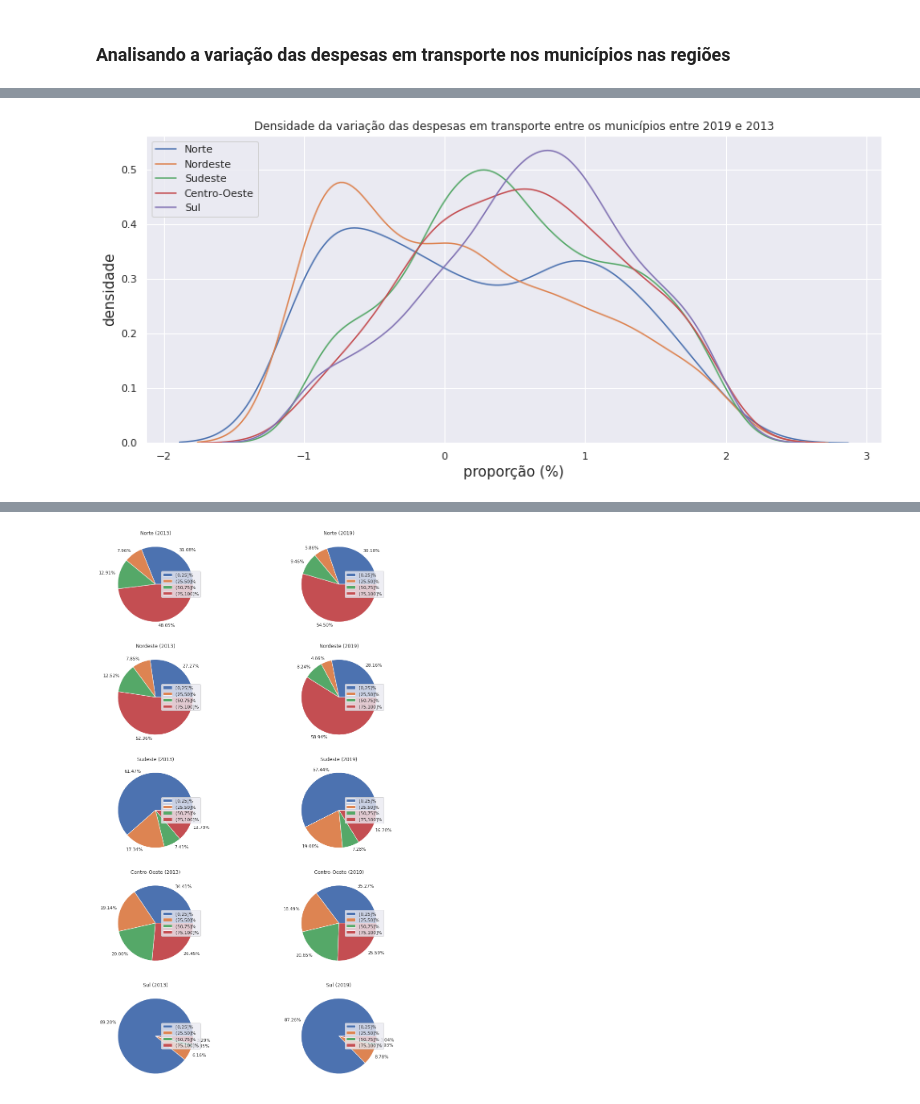
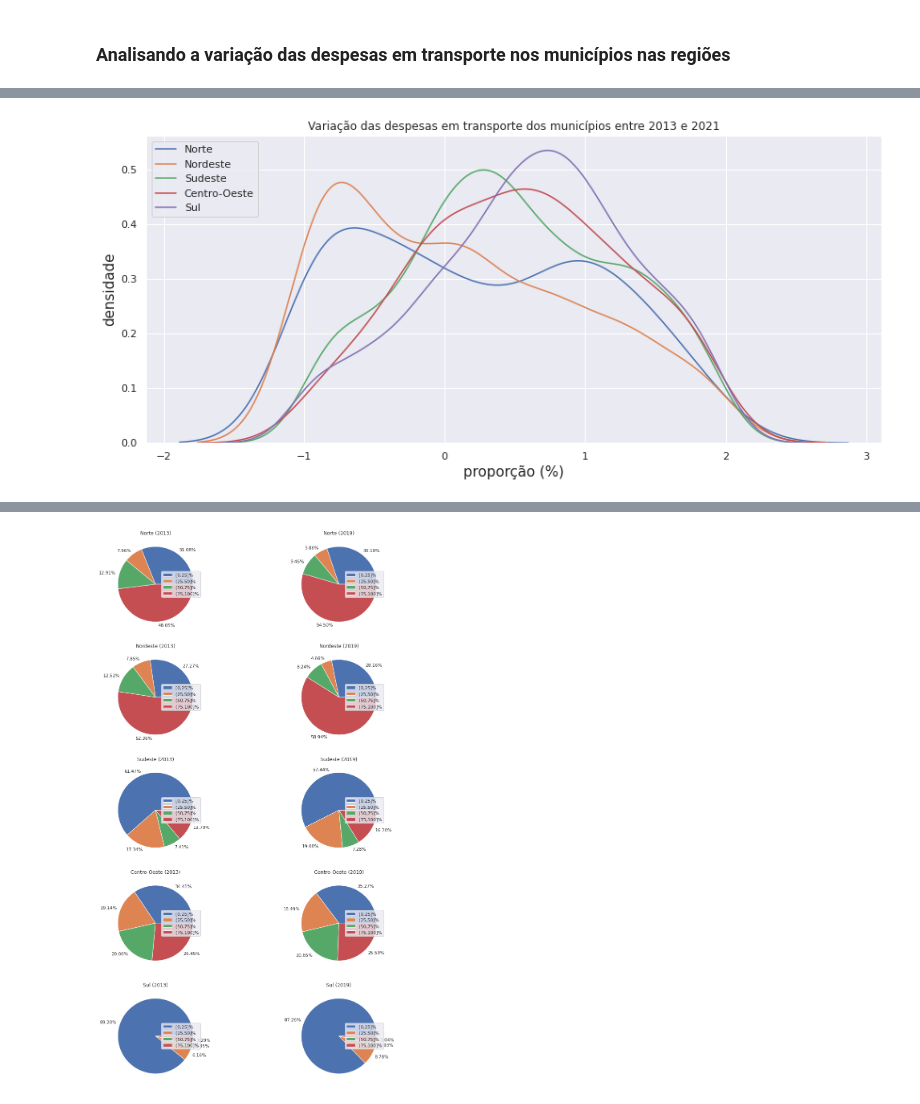
Before and after one commit to saulorcj/tarefas-analytica, a Jupyter notebook: A2/analise_dados.ipynb, the cells around one changed output, grey strips where cells are left out. Cells and saved outputs as stored; diff of their text form; code cells hidden in the pictures.

```diff
--- a/A2/analise_dados.ipynb
+++ b/A2/analise_dados.ipynb
@@ -529,11 +418,0 @@ plt.show()
-# %%
-sns.set(style="darkgrid")
-plt.figure(figsize=(14,6))
-for regiao in regioes:
-    regiao_proporcoes = df_prop_2019[df_prop_2019["sigla_uf"].isin(regioes[regiao])]["prop_mortes"]
-    sns.kdeplot(regiao_proporcoes)
-plt.title("Densidade da proporção de mortes negras entre os municípios em 2019")
-plt.xlabel("proporção (%)", size=15)
-plt.ylabel("densidade", size=15)
-plt.legend(regioes, loc="upper left")
-plt.show()
@@ -545,0 +419,14 @@ No segundo gráfico, é possível perceber que a região Sul se manteve próxima
+# %%
+anos = ("2000", "2013", "2019")
+sns.set_style("darkgrid")
+f, axes = plt.subplots(3, 1, figsize=(14, 21))
+
+for i, dataframe in enumerate([df_prop_mortes_2000, df_prop_mortes_2013, df_prop_mortes_2019]):
+    for regiao in regioes:
+        regiao_mortes = dataframe[dataframe["sigla_uf"].isin(regioes[regiao])]["prop_mortes"]
+        sns.kdeplot(regiao_mortes, ax=axes[i], label=regiao)
+    axes[i].set_title("Porcentagem de mortes no ano " + anos[i] + ".")
+    axes[i].set_xlabel("porcentagem")
+    axes[i].set_ylabel("densidade")
+    axes[i].legend()
+plt.show()
@@ -600,0 +437,5 @@ dif_despesa = dif_despesa[(dif_despesa["diferenca"] > -2) & (dif_despesa["difere
+# %%
+df_dif_despesas = pd.DataFrame(df_despesas_2013["sigla_uf"])
+df_dif_despesas["variacao"] = (df_despesas_2021["valor"] - df_despesas_2013["valor"]) / df_despesas_2013["valor"]
+df_dif_despesas.dropna(inplace=True)
+df_dif_despesas.head()
@@ -601,13 +450,17 @@ dif_despesa = dif_despesa[(dif_despesa["diferenca"] > -2) & (dif_despesa["difere
+# %%
+# Excluindo as variações 'fora do normal' para melhor vizualização no gráfico
+df_dif_despesas = df_dif_despesas[(df_dif_despesas["variacao"] > -2) &
+                                  (df_dif_despesas["variacao"] < 2)]
 # %%
-sns.set(style="darkgrid")
+sns.set_style("darkgrid")
 plt.figure(figsize=(14,6))
 for regiao in regioes:
-    regiao_diferencas = dif_despesa[dif_despesa["sigla_uf"].isin(regioes[regiao])]["diferenca"]
-    sns.kdeplot(regiao_diferencas)
-plt.title("Densidade da variação das despesas em transporte entre os municípios entre 2019 e 2013")
+    regiao_variacoes = df_dif_despesas[df_dif_despesas["sigla_uf"].isin(regioes[regiao])]["variacao"]
+    sns.kdeplot(regiao_variacoes)
+plt.title("Variação das despesas em transporte dos municípios entre 2013 e 2021")
 plt.xlabel("proporção (%)", size=15)
 plt.ylabel("densidade", size=15)
 plt.legend(regioes, loc="upper left")
 plt.show()
 # %% [output]
-[figure, old version]
+[figure, new version]
```
Also changed, not shown: parts of 108 cells of this notebook, 1 other file.
